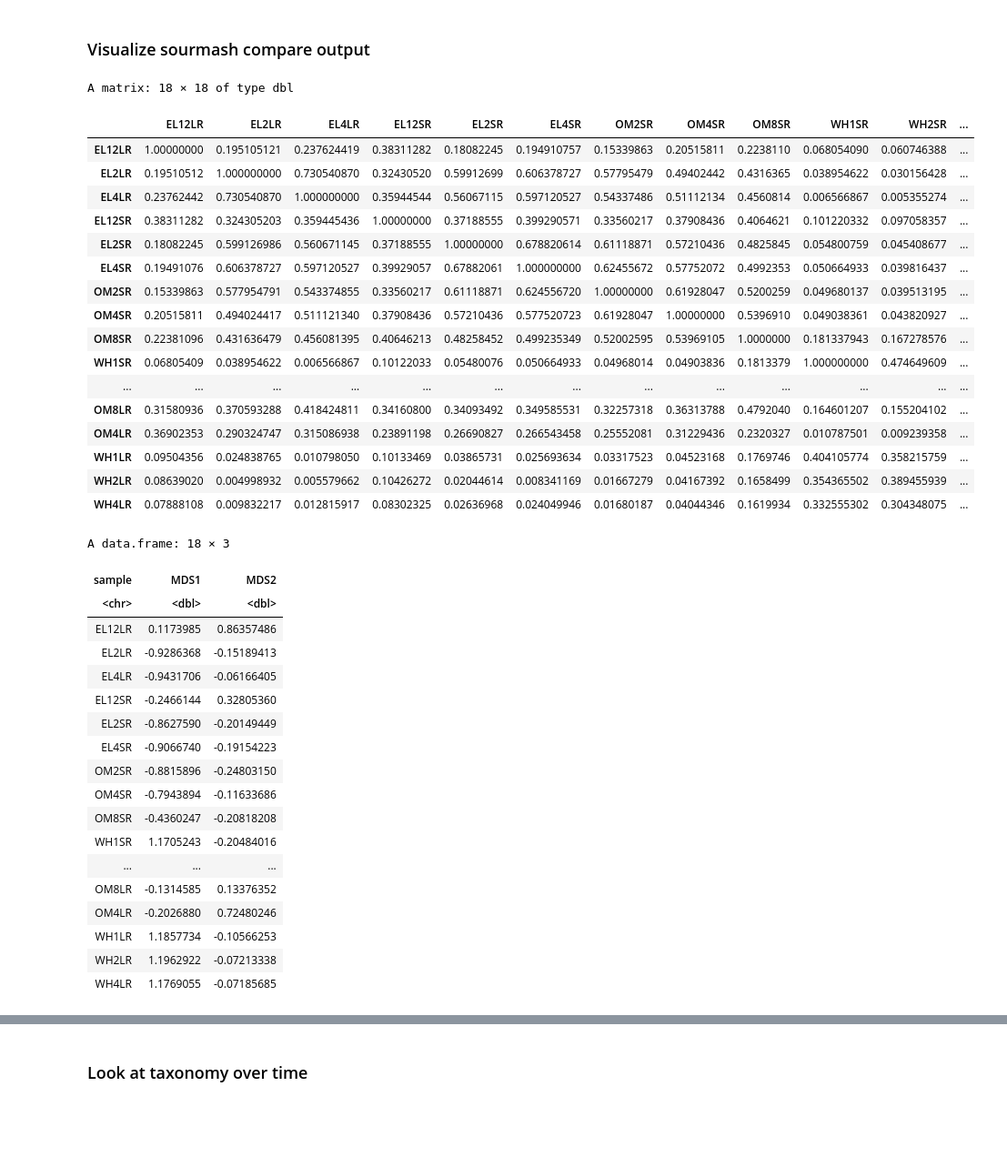
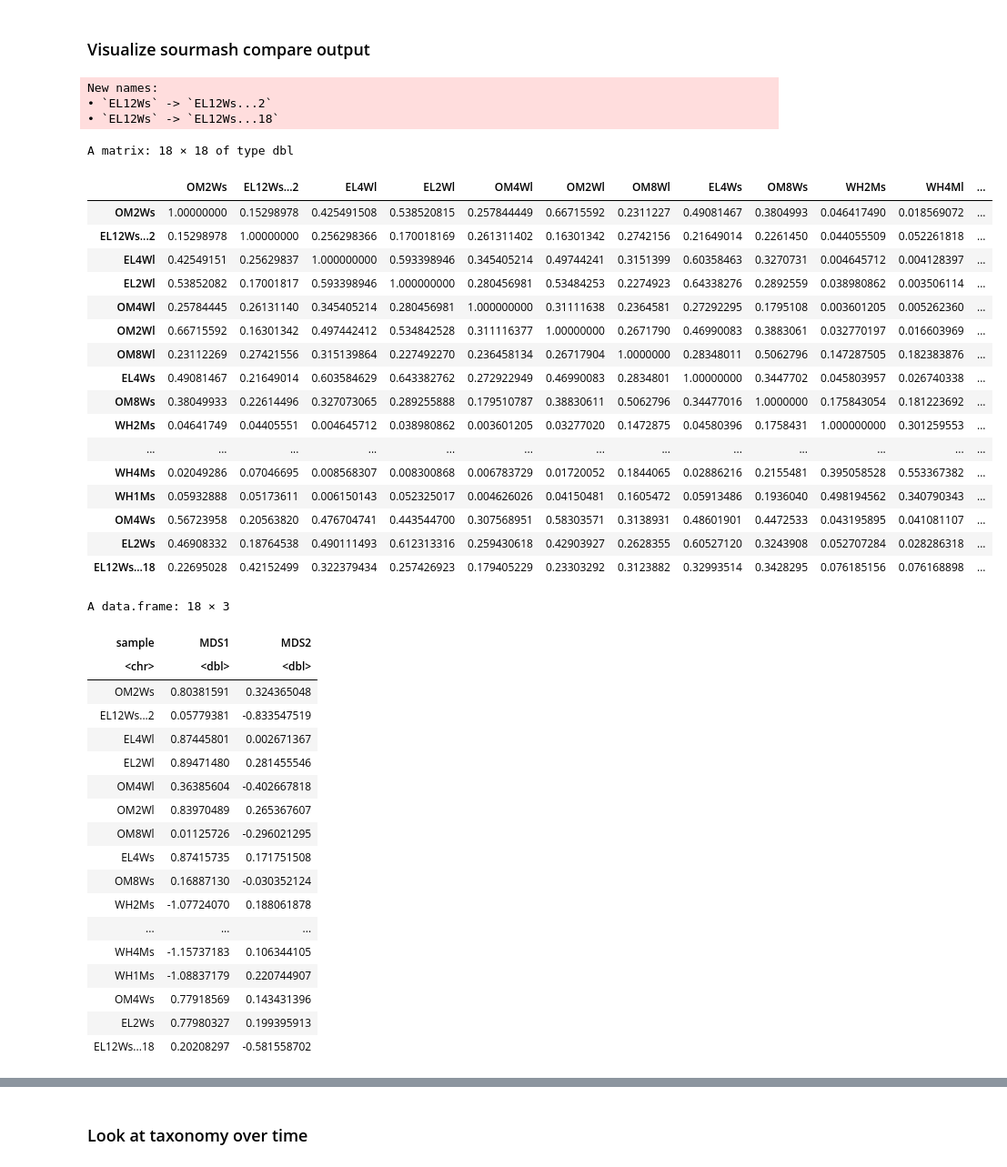
Before and after one commit to Arcadia-Science/metagenomics-of-cheese-rind-microbiomes, a Jupyter notebook: notebooks/Metagenomics of Cheese Rind Microbial Communities.ipynb, the cells around one changed output, grey strips where cells are left out. Shown at 91% size. Cells and saved outputs as stored; diff of their text form; code cells hidden in the pictures; blank space fills up the shorter version.

```diff
--- a/notebooks/Metagenomics of Cheese Rind Microbial Communities.ipynb
+++ b/notebooks/Metagenomics of Cheese Rind Microbial Communities.ipynb
@@ -402,55 +376,59 @@ The following objects are masked from ‘package:base’:
 ### Visualize sourmash compare output
 # %%
 #read in output from sourmash compare, plot with sourmashconsumr function
-compare <- read_csv("../processed_data/csv_tables_for_plotting/compareabun.csv", show_col_types = F) %>%
+
+compare <- read_csv("../processed_data/csv_tables_for_plotting/newmdscompare0323.csv", show_col_types = F) %>%
   mutate(sample = colnames(.)) %>% # make column names into a column
   column_to_rownames("sample") %>% # set rownames to column names
   as.matrix()
 compare
 compare_mds <- compare %>%
   dist() %>%
   cmdscale() %>%
   as.data.frame() %>%
   rename(MDS1 = V1, MDS2 = V2) %>%
   rownames_to_column("sample")
 compare_mds
 # %% [output]
-A matrix: 18 × 18 of type dbl
+New names:
+• `EL12Ws` -> `EL12Ws...2`
+• `EL12Ws` -> `EL12Ws...18`
+A matrix: 18 × 18 of type dbl
-|  | EL12LR | EL2LR | EL4LR | EL12SR | EL2SR | EL4SR | OM2SR | OM4SR | OM8SR | WH1SR | WH2SR | ... |
-| EL12LR | 1.00000000 | 0.195105121 | 0.237624419 | 0.38311282 | 0.18082245 | 0.194910757 | 0.15339863 | 0.20515811 | 0.2238110 | 0.068054090 | 0.060746388 | ... |
-| EL2LR | 0.19510512 | 1.000000000 | 0.730540870 | 0.32430520 | 0.59912699 | 0.606378727 | 0.57795479 | 0.49402442 | 0.4316365 | 0.038954622 | 0.030156428 | ... |
-| EL4LR | 0.23762442 | 0.730540870 | 1.000000000 | 0.35944544 | 0.56067115 | 0.597120527 | 0.54337486 | 0.51112134 | 0.4560814 | 0.006566867 | 0.005355274 | ... |
-| EL12SR | 0.38311282 | 0.324305203 | 0.359445436 | 1.00000000 | 0.37188555 | 0.399290571 | 0.33560217 | 0.37908436 | 0.4064621 | 0.101220332 | 0.097058357 | ... |
-| EL2SR | 0.18082245 | 0.599126986 | 0.560671145 | 0.37188555 | 1.00000000 | 0.678820614 | 0.61118871 | 0.57210436 | 0.4825845 | 0.054800759 | 0.045408677 | ... |
-| EL4SR | 0.19491076 | 0.606378727 | 0.597120527 | 0.39929057 | 0.67882061 | 1.000000000 | 0.62455672 | 0.57752072 | 0.4992353 | 0.050664933 | 0.039816437 | ... |
-| OM2SR | 0.15339863 | 0.577954791 | 0.543374855 | 0.33560217 | 0.61118871 | 0.624556720 | 1.00000000 | 0.61928047 | 0.5200259 | 0.049680137 | 0.039513195 | ... |
-| OM4SR | 0.20515811 | 0.494024417 | 0.511121340 | 0.37908436 | 0.57210436 | 0.577520723 | 0.61928047 | 1.00000000 | 0.5396910 | 0.049038361 | 0.043820927 | ... |
-| OM8SR | 0.22381096 | 0.431636479 | 0.456081395 | 0.40646213 | 0.48258452 | 0.499235349 | 0.52002595 | 0.53969105 | 1.0000000 | 0.181337943 | 0.167278576 | ... |
-| WH1SR | 0.06805409 | 0.038954622 | 0.006566867 | 0.10122033 | 0.05480076 | 0.050664933 | 0.04968014 | 0.04903836 | 0.1813379 | 1.000000000 | 0.474649609 | ... |
+|  | OM2Ws | EL12Ws...2 | EL4Wl | EL2Wl | OM4Wl | OM2Wl | OM8Wl | EL4Ws | OM8Ws | WH2Ms | WH4Ml | ... |
+| OM2Ws | 1.00000000 | 0.15298978 | 0.425491508 | 0.538520815 | 0.257844449 | 0.66715592 | 0.2311227 | 0.49081467 | 0.3804993 | 0.046417490 | 0.018569072 | ... |
+| EL12Ws...2 | 0.15298978 | 1.00000000 | 0.256298366 | 0.170018169 | 0.261311402 | 0.16301342 | 0.2742156 | 0.21649014 | 0.2261450 | 0.044055509 | 0.052261818 | ... |
+| EL4Wl | 0.42549151 | 0.25629837 | 1.000000000 | 0.593398946 | 0.345405214 | 0.49744241 | 0.3151399 | 0.60358463 | 0.3270731 | 0.004645712 | 0.004128397 | ... |
+| EL2Wl | 0.53852082 | 0.17001817 | 0.593398946 | 1.000000000 | 0.280456981 | 0.53484253 | 0.2274923 | 0.64338276 | 0.2892559 | 0.038980862 | 0.003506114 | ... |
+| OM4Wl | 0.25784445 | 0.26131140 | 0.345405214 | 0.280456981 | 1.000000000 | 0.31111638 | 0.2364581 | 0.27292295 | 0.1795108 | 0.003601205 | 0.005262360 | ... |
+| OM2Wl | 0.66715592 | 0.16301342 | 0.497442412 | 0.534842528 | 0.311116377 | 1.00000000 | 0.2671790 | 0.46990083 | 0.3883061 | 0.032770197 | 0.016603969 | ... |
+| OM8Wl | 0.23112269 | 0.27421556 | 0.315139864 | 0.227492270 | 0.236458134 | 0.26717904 | 1.0000000 | 0.28348011 | 0.5062796 | 0.147287505 | 0.182383876 | ... |
+| EL4Ws | 0.49081467 | 0.21649014 | 0.603584629 | 0.643382762 | 0.272922949 | 0.46990083 | 0.2834801 | 1.00000000 | 0.3447702 | 0.045803957 | 0.026740338 | ... |
+| OM8Ws | 0.38049933 | 0.22614496 | 0.327073065 | 0.289255888 | 0.179510787 | 0.38830611 | 0.5062796 | 0.34477016 | 1.0000000 | 0.175843054 | 0.181223692 | ... |
+| WH2Ms | 0.04641749 | 0.04405551 | 0.004645712 | 0.038980862 | 0.003601205 | 0.03277020 | 0.1472875 | 0.04580396 | 0.1758431 | 1.000000000 | 0.301259553 | ... |
 | ... | ... | ... | ... | ... | ... | ... | ... | ... | ... | ... | ... | ... |
-| OM8LR | 0.31580936 | 0.370593288 | 0.418424811 | 0.34160800 | 0.34093492 | 0.349585531 | 0.32257318 | 0.36313788 | 0.4792040 | 0.164601207 | 0.155204102 | ... |
-| OM4LR | 0.36902353 | 0.290324747 | 0.315086938 | 0.23891198 | 0.26690827 | 0.266543458 | 0.25552081 | 0.31229436 | 0.2320327 | 0.010787501 | 0.009239358 | ... |
-| WH1LR | 0.09504356 | 0.024838765 | 0.010798050 | 0.10133469 | 0.03865731 | 0.025693634 | 0.03317523 | 0.04523168 | 0.1769746 | 0.404105774 | 0.358215759 | ... |
-| WH2LR | 0.08639020 | 0.004998932 | 0.005579662 | 0.10426272 | 0.02044614 | 0.008341169 | 0.01667279 | 0.04167392 | 0.1658499 | 0.354365502 | 0.389455939 | ... |
-| WH4LR | 0.07888108 | 0.009832217 | 0.012815917 | 0.08302325 | 0.02636968 | 0.024049946 | 0.01680187 | 0.04044346 | 0.1619934 | 0.332555302 | 0.304348075 | ... |
+| WH4Ms | 0.02049286 | 0.07046695 | 0.008568307 | 0.008300868 | 0.006783729 | 0.01720052 | 0.1844065 | 0.02886216 | 0.2155481 | 0.395058528 | 0.553367382 | ... |
+| WH1Ms | 0.05932888 | 0.05173611 | 0.006150143 | 0.052325017 | 0.004626026 | 0.04150481 | 0.1605472 | 0.05913486 | 0.1936040 | 0.498194562 | 0.340790343 | ... |
+| OM4Ws | 0.56723958 | 0.20563820 | 0.476704741 | 0.443544700 | 0.307568951 | 0.58303571 | 0.3138931 | 0.48601901 | 0.4472533 | 0.043195895 | 0.041081107 | ... |
+| EL2Ws | 0.46908332 | 0.18764538 | 0.490111493 | 0.612313316 | 0.259430618 | 0.42903927 | 0.2628355 | 0.60527120 | 0.3243908 | 0.052707284 | 0.028286318 | ... |
+| EL12Ws...18 | 0.22695028 | 0.42152499 | 0.322379434 | 0.257426923 | 0.179405229 | 0.23303292 | 0.3123882 | 0.32993514 | 0.3428295 | 0.076185156 | 0.076168898 | ... |
-A data.frame: 18 × 3
+A data.frame: 18 × 3
 | sample | MDS1 | MDS2 |
 | <chr> | <dbl> | <dbl> |
-| EL12LR | 0.1173985 | 0.86357486 |
-| EL2LR | -0.9286368 | -0.15189413 |
-| EL4LR | -0.9431706 | -0.06166405 |
-| EL12SR | -0.2466144 | 0.32805360 |
-| EL2SR | -0.8627590 | -0.20149449 |
-| EL4SR | -0.9066740 | -0.19154223 |
-| OM2SR | -0.8815896 | -0.24803150 |
-| OM4SR | -0.7943894 | -0.11633686 |
-| OM8SR | -0.4360247 | -0.20818208 |
-| WH1SR | 1.1705243 | -0.20484016 |
+| OM2Ws | 0.80381591 | 0.324365048 |
+| EL12Ws...2 | 0.05779381 | -0.833547519 |
+| EL4Wl | 0.87445801 | 0.002671367 |
+| EL2Wl | 0.89471480 | 0.281455546 |
+| OM4Wl | 0.36385604 | -0.402667818 |
+| OM2Wl | 0.83970489 | 0.265367607 |
+| OM8Wl | 0.01125726 | -0.296021295 |
+| EL4Ws | 0.87415735 | 0.171751508 |
+| OM8Ws | 0.16887130 | -0.030352124 |
+| WH2Ms | -1.07724070 | 0.188061878 |
 | ... | ... | ... |
-| OM8LR | -0.1314585 | 0.13376352 |
-| OM4LR | -0.2026880 | 0.72480246 |
-| WH1LR | 1.1857734 | -0.10566253 |
-| WH2LR | 1.1962922 | -0.07213338 |
-| WH4LR | 1.1769055 | -0.07185685 |
+| WH4Ms | -1.15737183 | 0.106344105 |
+| WH1Ms | -1.08837179 | 0.220744907 |
+| OM4Ws | 0.77918569 | 0.143431396 |
+| EL2Ws | 0.77980327 | 0.199395913 |
+| EL12Ws...18 | 0.20208297 | -0.581558702 |
 # %%
 # Add metadata columns
```
Also changed, not shown: parts of 15 cells of this notebook.
